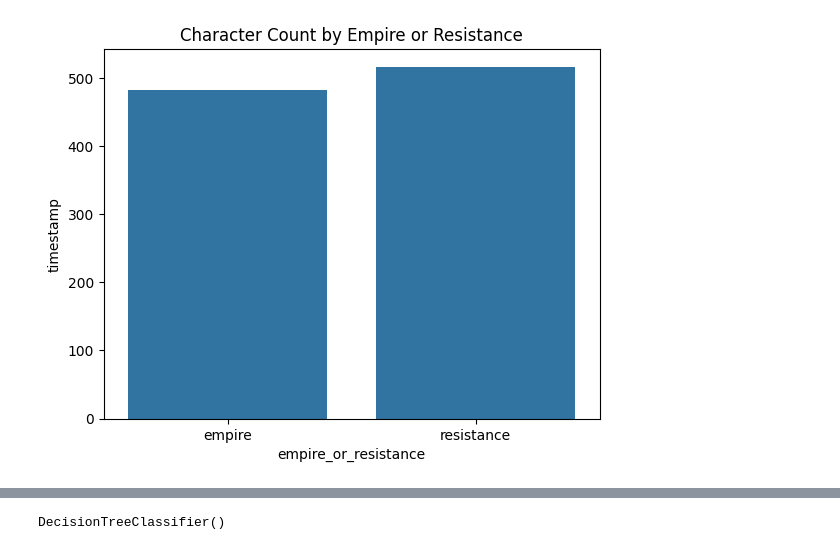
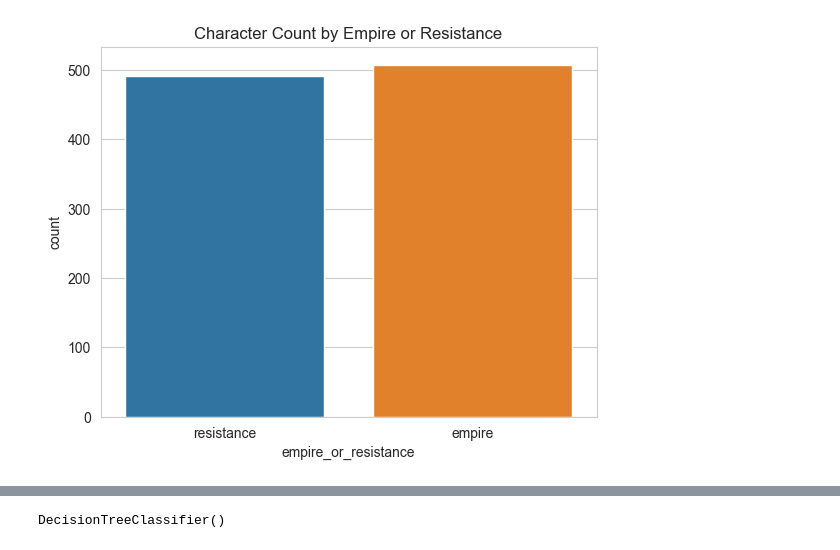
Before and after one commit to yingjieo/guided_project_3, a Jupyter notebook: swapi.ipynb, the cells around one changed output, grey strips where cells are left out. Cells and saved outputs as stored; diff of their text form; code cells hidden in the pictures.

```diff
--- a/swapi.ipynb
+++ b/swapi.ipynb
@@ -2,6 +2,7 @@
 import pandas as pd
 import matplotlib.pyplot as plt
 import seaborn as sns
+sns.set_style("whitegrid")
 # %%
 df = pd.read_csv('troop_movements.csv')
 df.head()
@@ -70,9 +74,10 @@ df.head()
 # %%
-sns.barplot(x="empire_or_resistance", y="timestamp", data=df_empire_or_resistance)
+# sns.barplot(x="empire_or_resistance", y="count", data=df_empire_or_resistance)
+sns.countplot(x="empire_or_resistance", hue="empire_or_resistance", data=df)
 plt.title("Character Count by Empire or Resistance")
 plt.show()
 # %% [output]
-[figure, old version]
+[figure, new version]
 # %%
 from sklearn.tree import DecisionTreeClassifier
 # %%
```
Also changed, not shown: parts of 10 cells of this notebook, 1 other file.
